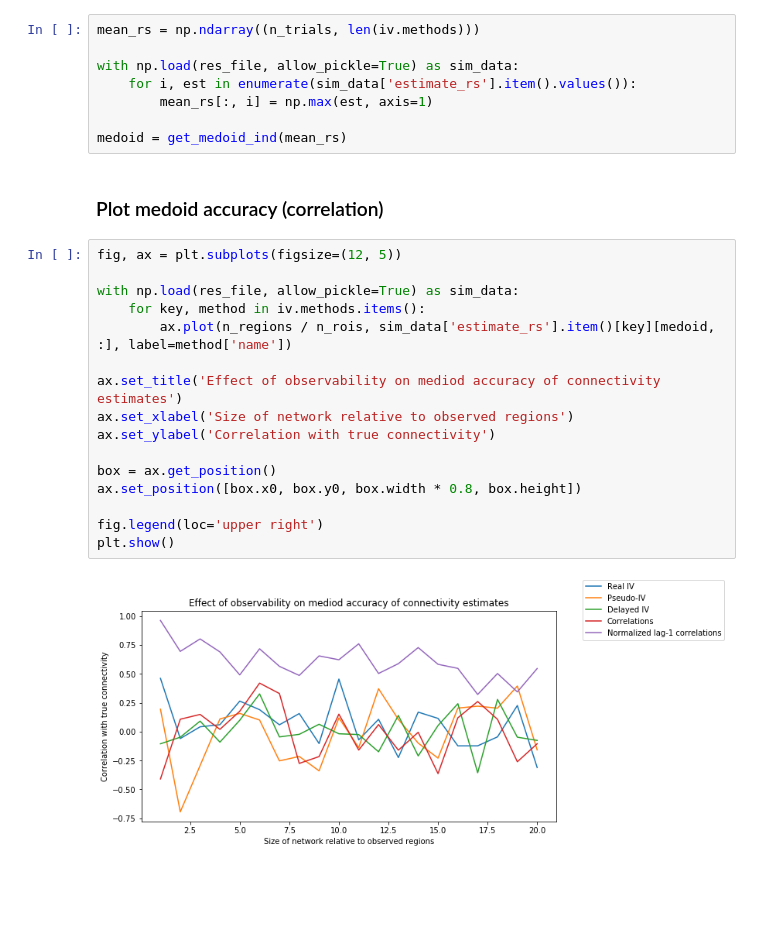
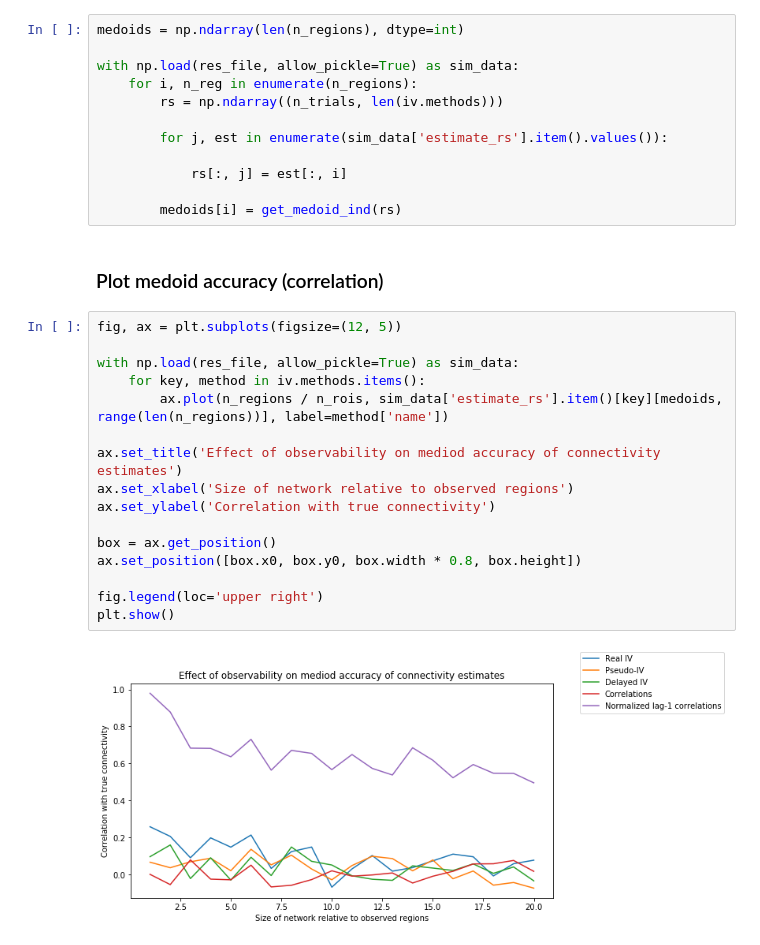
Before and after one commit to KordingLab/fmri-iv, a Jupyter notebook: code/sparse_networks_sim_test.ipynb, the cells around one changed output. Saved outputs shown, nothing was run; the diff lists cells and outputs as text; blank space fills up the shorter version.

Commit message:
Fix logical mistake in finding medoid networks (averaging across results for different networks)

```diff
--- a/code/sparse_networks_sim_test.ipynb
+++ b/code/sparse_networks_sim_test.ipynb
@@ -79,30 +79,34 @@ if not os.path.exists(res_file):
 # %% [markdown]
 ### Find a single network that is the medoid across methods in average accuracy
 # %%
-mean_rs = np.ndarray((n_trials, len(iv.methods)))
+medoids = np.ndarray(len(n_regions), dtype=int)
 
 with np.load(res_file, allow_pickle=True) as sim_data:
-    for i, est in enumerate(sim_data['estimate_rs'].item().values()):
-        mean_rs[:, i] = np.max(est, axis=1)
+    for i, n_reg in enumerate(n_regions):
+        rs = np.ndarray((n_trials, len(iv.methods)))
 
-medoid = get_medoid_ind(mean_rs)
+        for j, est in enumerate(sim_data['estimate_rs'].item().values()):
+
+            rs[:, j] = est[:, i]
+
+        medoids[i] = get_medoid_ind(rs)
 # %% [markdown]
 ### Plot medoid accuracy (correlation)
 # %%
 fig, ax = plt.subplots(figsize=(12, 5))
 
 with np.load(res_file, allow_pickle=True) as sim_data:
     for key, method in iv.methods.items():
-        ax.plot(n_regions / n_rois, sim_data['estimate_rs'].item()[key][medoid, :], label=method['name'])
+        ax.plot(n_regions / n_rois, sim_data['estimate_rs'].item()[key][medoids, range(len(n_regions))], label=method['name'])
 
 ax.set_title('Effect of observability on mediod accuracy of connectivity estimates')
 ax.set_xlabel('Size of network relative to observed regions')
 ax.set_ylabel('Correlation with true connectivity')
 
 box = ax.get_position()
 ax.set_position([box.x0, box.y0, box.width * 0.8, box.height])
 
 fig.legend(loc='upper right')
 plt.show()
 # %% [output]
-[figure, old version]
+[figure, new version]
```
